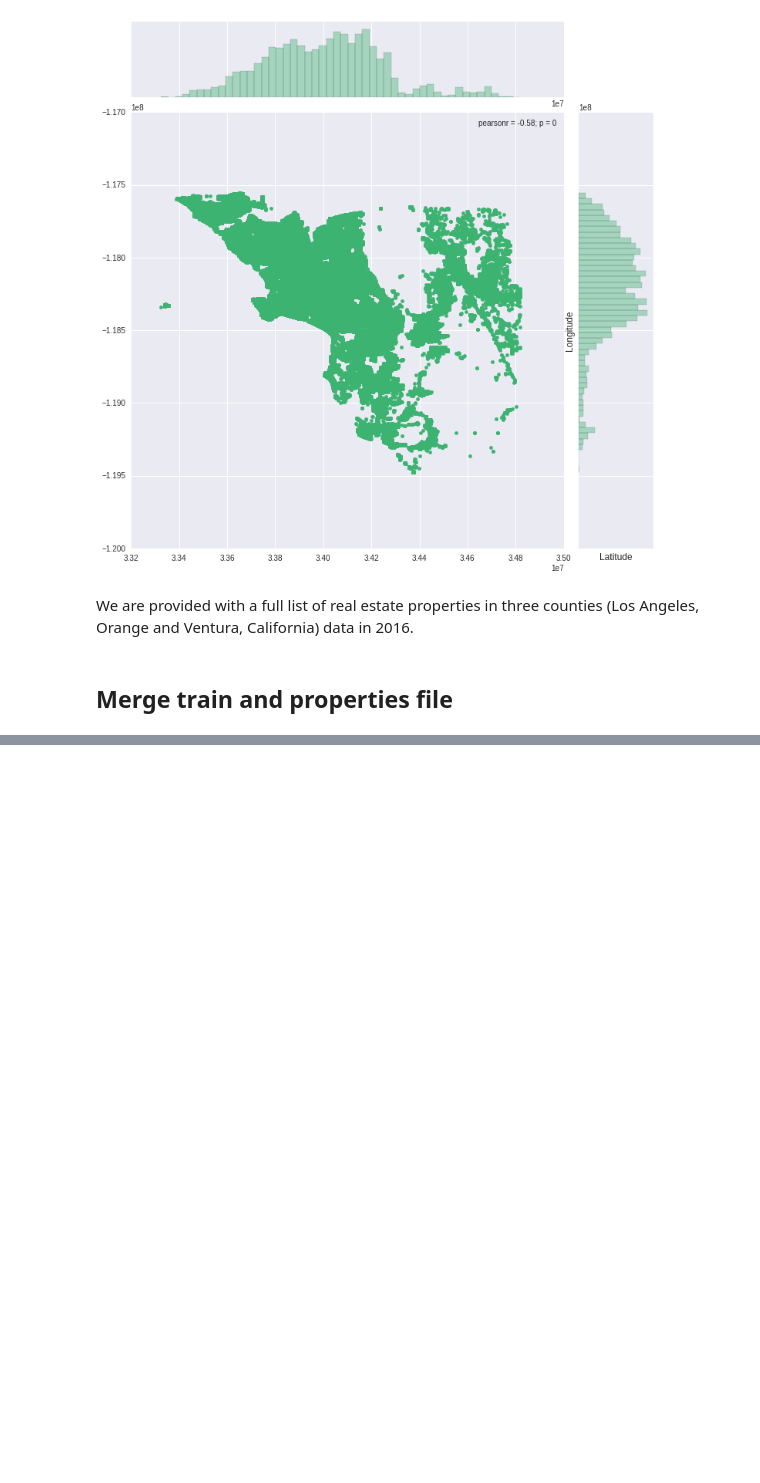
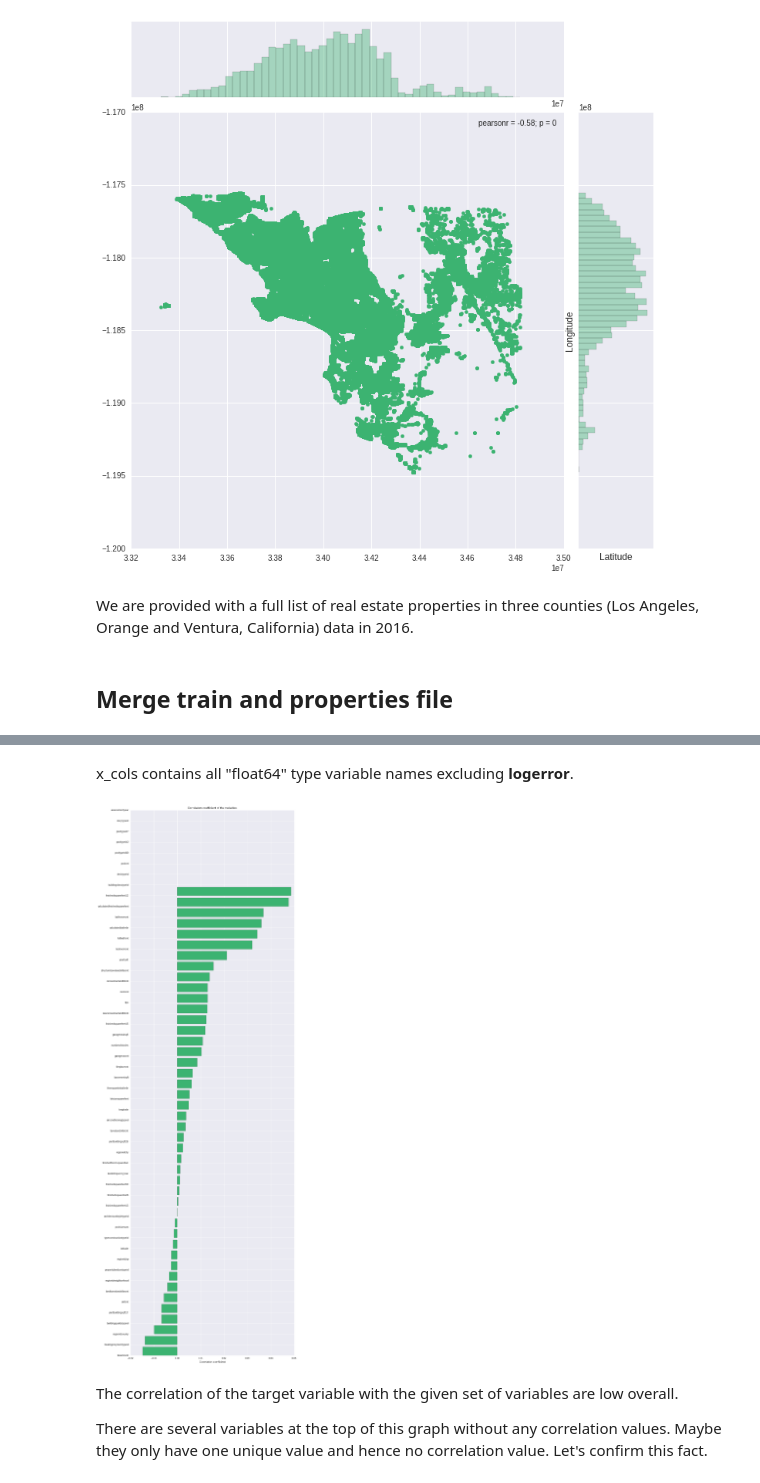
Before and after one commit to Yiming-Gao/Kaggle, a Jupyter notebook: Zillow_Price/zestimate_try.ipynb, the cells around one changed output, grey strips where cells are left out. Cells and saved outputs as stored; diff of their text form; code cells hidden in the pictures; blank space fills up the shorter version.

```diff
--- a/Zillow_Price/zestimate_try.ipynb
+++ b/Zillow_Price/zestimate_try.ipynb
@@ -172,0 +175,3 @@ We are provided with a full list of real estate properties in three counties (Lo
+# %%
+train_df = pd.merge(train_df, prop_df, on = "parcelid", how = "left")
+train_df.head()
@@ -172,0 +241,37 @@ We are provided with a full list of real estate properties in three counties (Lo
+# %%
+mean_values = train_df.mean(axis = 0)
+train_df_new = train_df.fillna(mean_values, inplace = True)
+
+# correlation coefficient for each of those variables
+x_cols = [col for col in train_df_new.columns if col not in ['logerror'] if train_df_new[col].dtype == 'float64']
+# %% [markdown]
+x_cols contains all "float64" type variable names excluding **logerror**.
+# %%
+# two empty lists
+labels = []
+values = []
+
+# compute the correlation coefficient for each variable vs logerror
+for col in x_cols:
+    labels.append(col)
+    values.append(np.corrcoef(train_df_new[col].values, train_df_new.logerror.values)[0, 1])
+
+corr_df = pd.DataFrame({'col_labels':labels, 'corr_values':values})
+corr_df = corr_df.sort_values(by = 'corr_values') # descending order
+
+ind = np.arange(len(labels))
+width = 0.9
+fig, ax = plt.subplots(figsize = (12, 40))
+rects = ax.barh(ind, np.array(corr_df.corr_values.values), color = 'mediumseagreen')
+ax.set_yticks(ind)
+ax.set_yticklabels(corr_df.col_labels.values, rotation='horizontal')
+ax.set_xlabel("Correlation coefficient")
+ax.set_title("Correlation coefficient of the variables")
+#autolabel(rects)
+plt.show()
+# %% [output]
+[figure, added]
+# %% [markdown]
+The correlation of the target variable with the given set of variables are low overall.
+
+There are several variables at the top of this graph without any correlation values. Maybe they only have one unique value and hence no correlation value. Let's confirm this fact.
```
Also changed, not shown: parts of 15 cells of this notebook.
